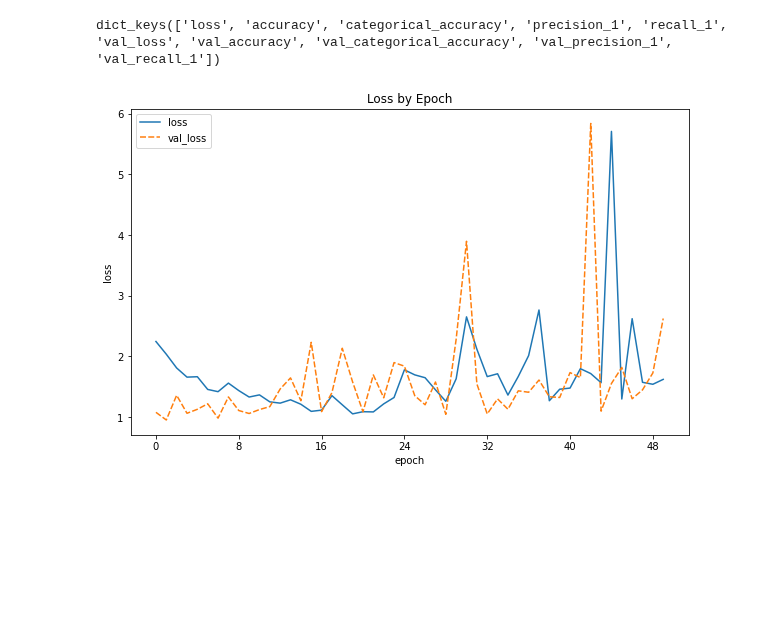
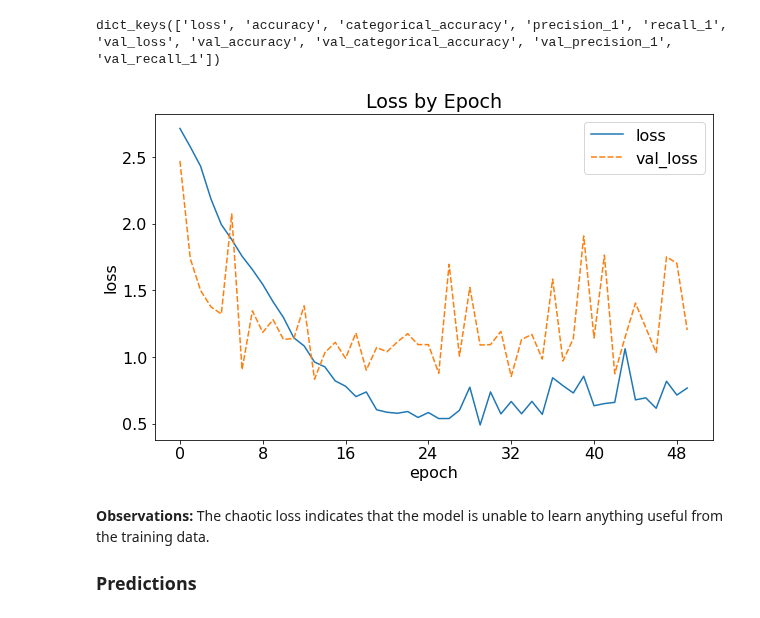
Before and after one commit to dmclark53/Springboard, a Jupyter notebook: Capstone-Project-Three/notebooks/1.0-dc-deep-learning.ipynb, the cells around one changed output. Cells and saved outputs as stored; diff of their text form; code cells hidden in the pictures; blank space fills up the shorter version.

```diff
--- a/Capstone-Project-Three/notebooks/1.0-dc-deep-learning.ipynb
+++ b/Capstone-Project-Three/notebooks/1.0-dc-deep-learning.ipynb
@@ -361,8 +329,20 @@ class_weights_dict
  12: 0.14431511222435048,
  13: 69.96190476190476,
  14: 17.49047619047619}
+# %%
+model_1b = models.Sequential([
+    layers.Conv2D(8, kernel_size=(3, 3), activation='relu', padding='same', input_shape=input_shape),
+    layers.MaxPooling2D(pool_size=(2, 2), strides=2),
+    layers.Conv2D(16, kernel_size=(7, 7), activation='relu'),
+    layers.MaxPooling2D(pool_size=(2, 2), strides=2),
+    layers.Flatten(),
+    layers.Dense(600, activation='relu'),
+    layers.Dense(150, activation='relu'),
+    layers.Dense(38, activation='relu'),
+    layers.Dense(15, activation='softmax')
+])
 # %%
-model_1.compile(optimizer='rmsprop',
+model_1b.compile(optimizer='rmsprop',
                 loss='categorical_crossentropy',
                 metrics=[
                     metrics.Accuracy(),
@@ -370,6 +350,6 @@ model_1.compile(optimizer='rmsprop',
                     metrics.Precision(),
                     metrics.Recall()
                 ])
-results_2 = model_1.fit(X_train_normalized, y_train_one_hot, validation_data=(X_val, y_val), epochs=50, batch_size=64, class_weight=class_weights_dict)
+results_2 = model_1b.fit(X_train_normalized, y_train_one_hot, validation_data=(X_val, y_val), epochs=50, batch_size=64, class_weight=class_weights_dict)
 # %% [output]
 Epoch 1/50
@@ -394,6 +374,10 @@ results_2.history.keys()
 # %% [output]
 dict_keys(['loss', 'accuracy', 'categorical_accuracy', 'precision_1', 'recall_1', 'val_loss', 'val_accuracy', 'val_categorical_accuracy', 'val_precision_1', 'val_recall_1'])
 # %%
-em.plot_train_val_losses(results_2)
+em.plot_train_val_losses(results_2, figure_name='losses_model_1b')
 # %% [output]
-[figure, old version]
+[figure, new version]
+# %% [markdown]
+**Observations:** The chaotic loss indicates that the model is unable to learn anything useful from the training data.
+
+### Predictions
```
Also changed, not shown: parts of 17 cells of this notebook, 4 other files.
